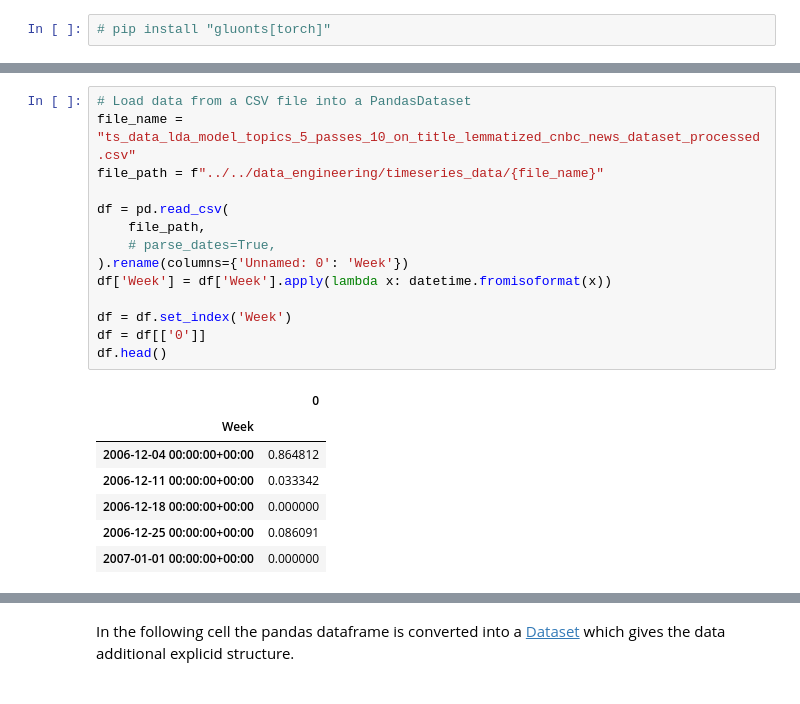
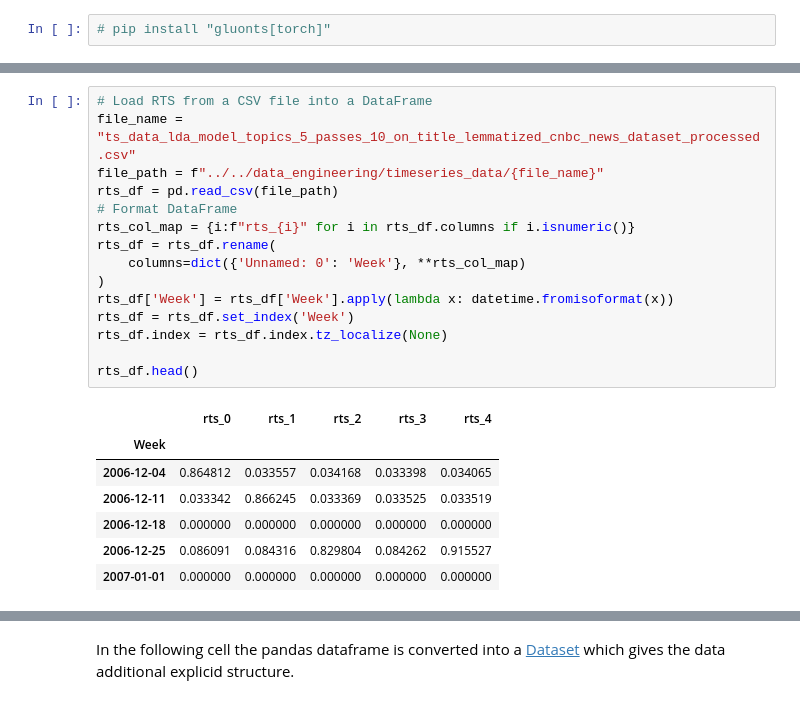
Before and after one commit to jhb300/project_submission_hai_performer, a Jupyter notebook: modelling/exploration/forecast_exploration_notebook.ipynb, the cells around one changed output, grey strips where cells are left out. Cells and saved outputs as stored; diff of their text form.

```diff
--- a/modelling/exploration/forecast_exploration_notebook.ipynb
+++ b/modelling/exploration/forecast_exploration_notebook.ipynb
@@ -17,22 +43,23 @@ from datetime import datetime
 # %%
-# Load data from a CSV file into a PandasDataset
+# Load RTS from a CSV file into a DataFrame
 file_name = "ts_data_lda_model_topics_5_passes_10_on_title_lemmatized_cnbc_news_dataset_processed.csv"
 file_path = f"../../data_engineering/timeseries_data/{file_name}"
+rts_df = pd.read_csv(file_path)
+# Format DataFrame
+rts_col_map = {i:f"rts_{i}" for i in rts_df.columns if i.isnumeric()}
+rts_df = rts_df.rename(
+    columns=dict({'Unnamed: 0': 'Week'}, **rts_col_map)
+)
+rts_df['Week'] = rts_df['Week'].apply(lambda x: datetime.fromisoformat(x))
+rts_df = rts_df.set_index('Week')
+rts_df.index = rts_df.index.tz_localize(None)
 
-df = pd.read_csv(
-    file_path,
-    # parse_dates=True,
-).rename(columns={'Unnamed: 0': 'Week'})
-df['Week'] = df['Week'].apply(lambda x: datetime.fromisoformat(x))
-
-df = df.set_index('Week')
-df = df[['0']]
-df.head()
+rts_df.head()
 # %% [output]
-|  | 0 |
-| Week |  |
-| 2006-12-04 00:00:00+00:00 | 0.864812 |
-| 2006-12-11 00:00:00+00:00 | 0.033342 |
-| 2006-12-18 00:00:00+00:00 | 0.000000 |
-| 2006-12-25 00:00:00+00:00 | 0.086091 |
-| 2007-01-01 00:00:00+00:00 | 0.000000 |
+|  | rts_0 | rts_1 | rts_2 | rts_3 | rts_4 |
+| Week |  |  |  |  |  |
+| 2006-12-04 | 0.864812 | 0.033557 | 0.034168 | 0.033398 | 0.034065 |
+| 2006-12-11 | 0.033342 | 0.866245 | 0.033369 | 0.033525 | 0.033519 |
+| 2006-12-18 | 0.000000 | 0.000000 | 0.000000 | 0.000000 | 0.000000 |
+| 2006-12-25 | 0.086091 | 0.084316 | 0.829804 | 0.084262 | 0.915527 |
+| 2007-01-01 | 0.000000 | 0.000000 | 0.000000 | 0.000000 | 0.000000 |
```
Also changed, not shown: parts of 10 cells of this notebook.
